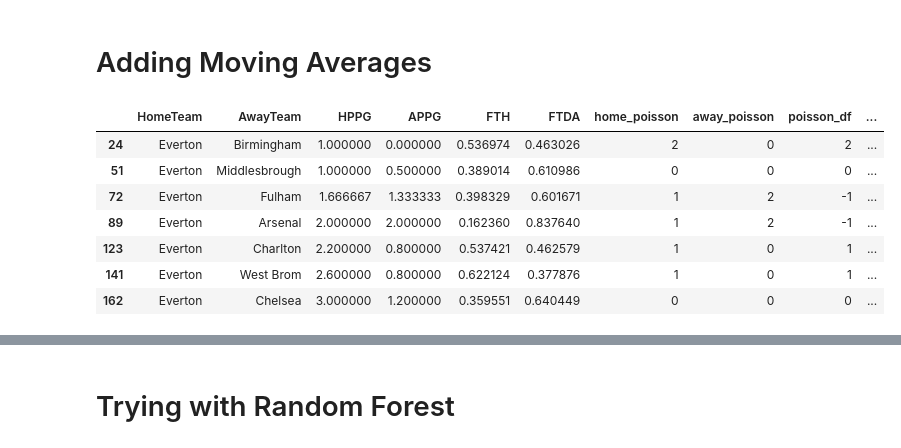
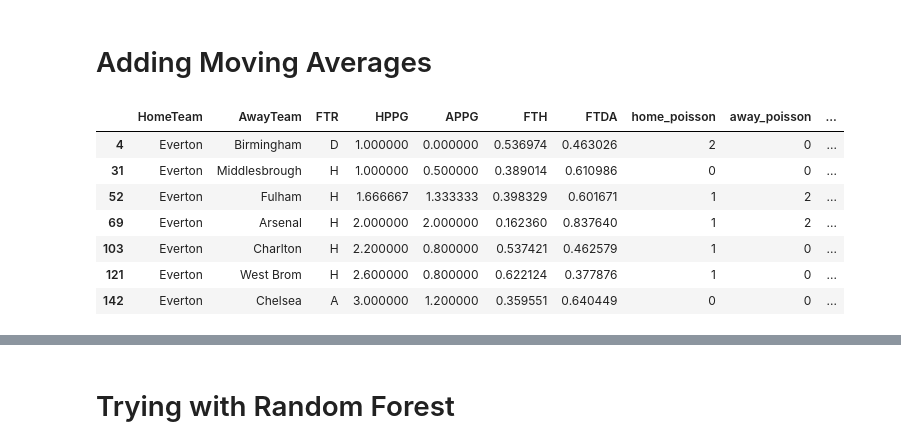
Before and after one commit to musayevf/football_prediction_model, a Jupyter notebook: football_prediction_model.ipynb, the cells around one changed output, grey strips where cells are left out. Drawn from its saved outputs; the diff is of its cells as text; code cells hidden in the pictures.

```diff
--- a/football_prediction_model.ipynb
+++ b/football_prediction_model.ipynb
@@ -73,39 +74,43 @@ df['league_away_goals'] = df['FTAG'].rolling(50, min_periods=1).mean().shift(1)
 
 #Calculating Poisson Statistics
 df['home_attack'] = df['FTHGS'] / df['league_home_goals']
 df['home_defence'] = df['FTHGC'] / df['league_away_goals']
 df['away_attack'] = df['FTAGS'] / df['league_away_goals']
 df['away_defence'] = df['FTAGC'] / df['league_home_goals']
 
 df['home_xg'] = df['home_attack'] * df['away_defence'] * df['league_home_goals']
 df['away_xg'] = df['away_attack'] * df['home_defence'] * df['league_away_goals']
 df['xg_dif'] = df['home_xg'] - df['away_xg']
 
 df.dropna(inplace = True)
+df = df.reset_index(drop = True)
 
 df['home_poisson'] = df['home_xg'].apply(lambda lmbda: np.nanargmax(
     [poisson.pmf(k, lmbda) for k in range(int(lmbda * 2))])
     if not pd.isnull(lmbda) and any([poisson.pmf(k, lmbda) for k in range(int(lmbda * 2))]) else 0)
 
 df['away_poisson'] = df['away_xg'].apply(lambda lmbda: np.nanargmax(
     [poisson.pmf(k, lmbda) for k in range(int(lmbda * 2))])
     if not pd.isnull(lmbda) and any([poisson.pmf(k, lmbda) for k in range(int(lmbda * 2))]) else 0)
 
 df['poisson_df'] = df['home_poisson'] - df['away_poisson']
 df['FTRT'] = [1 if x == 'H' else 0 for x in df['FTR']]
+df['form_dif'] = df['HPPG'] - df['APPG']
 
 #Removing unnessary columns
 df.drop(['Date', 'FTHG', 'FTAG', 'B365H', 'B365D', 'B365A', 'HPTS', 'APTS', 'FTHGS', 'FTHGC', 'FTAGS', 'FTAGC',
             'FTD', 'FTA', 'league_home_goals', 'league_away_goals', 'home_attack', 'home_defence',
-            'away_attack', 'away_defence', 'home_xg', 'away_xg', 'xg_dif', 'FTR'], axis = 1, inplace = True)
+            'away_attack', 'away_defence', 'home_xg', 'away_xg', 'xg_dif'], axis = 1, inplace = True)
+
+
 
 df[df['HomeTeam'] == 'Everton'].head(7)
 # %% [output]
-|  | HomeTeam | AwayTeam | HPPG | APPG | FTH | FTDA | home_poisson | away_poisson | poisson_df | ... |
-| 24 | Everton | Birmingham | 1.000000 | 0.000000 | 0.536974 | 0.463026 | 2 | 0 | 2 | ... |
-| 51 | Everton | Middlesbrough | 1.000000 | 0.500000 | 0.389014 | 0.610986 | 0 | 0 | 0 | ... |
-| 72 | Everton | Fulham | 1.666667 | 1.333333 | 0.398329 | 0.601671 | 1 | 2 | -1 | ... |
-| 89 | Everton | Arsenal | 2.000000 | 2.000000 | 0.162360 | 0.837640 | 1 | 2 | -1 | ... |
-| 123 | Everton | Charlton | 2.200000 | 0.800000 | 0.537421 | 0.462579 | 1 | 0 | 1 | ... |
-| 141 | Everton | West Brom | 2.600000 | 0.800000 | 0.622124 | 0.377876 | 1 | 0 | 1 | ... |
-| 162 | Everton | Chelsea | 3.000000 | 1.200000 | 0.359551 | 0.640449 | 0 | 0 | 0 | ... |
+|  | HomeTeam | AwayTeam | FTR | HPPG | APPG | FTH | FTDA | home_poisson | away_poisson | ... |
+| 4 | Everton | Birmingham | D | 1.000000 | 0.000000 | 0.536974 | 0.463026 | 2 | 0 | ... |
+| 31 | Everton | Middlesbrough | H | 1.000000 | 0.500000 | 0.389014 | 0.610986 | 0 | 0 | ... |
+| 52 | Everton | Fulham | H | 1.666667 | 1.333333 | 0.398329 | 0.601671 | 1 | 2 | ... |
+| 69 | Everton | Arsenal | H | 2.000000 | 2.000000 | 0.162360 | 0.837640 | 1 | 2 | ... |
+| 103 | Everton | Charlton | H | 2.200000 | 0.800000 | 0.537421 | 0.462579 | 1 | 0 | ... |
+| 121 | Everton | West Brom | H | 2.600000 | 0.800000 | 0.622124 | 0.377876 | 1 | 0 | ... |
+| 142 | Everton | Chelsea | A | 3.000000 | 1.200000 | 0.359551 | 0.640449 | 0 | 0 | ... |
```
Also changed, not shown: parts of 11 cells of this notebook, 2 other files.
